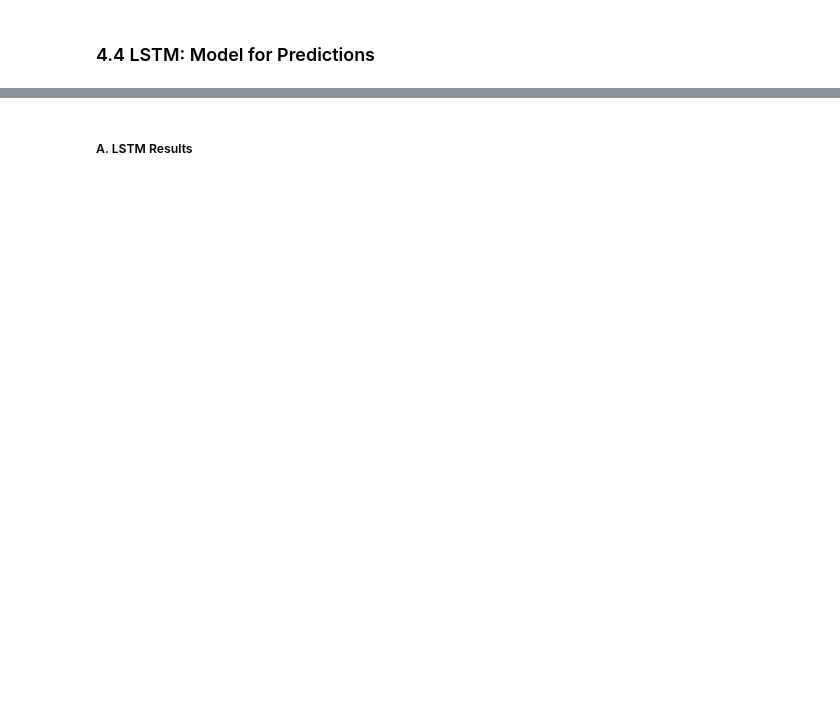
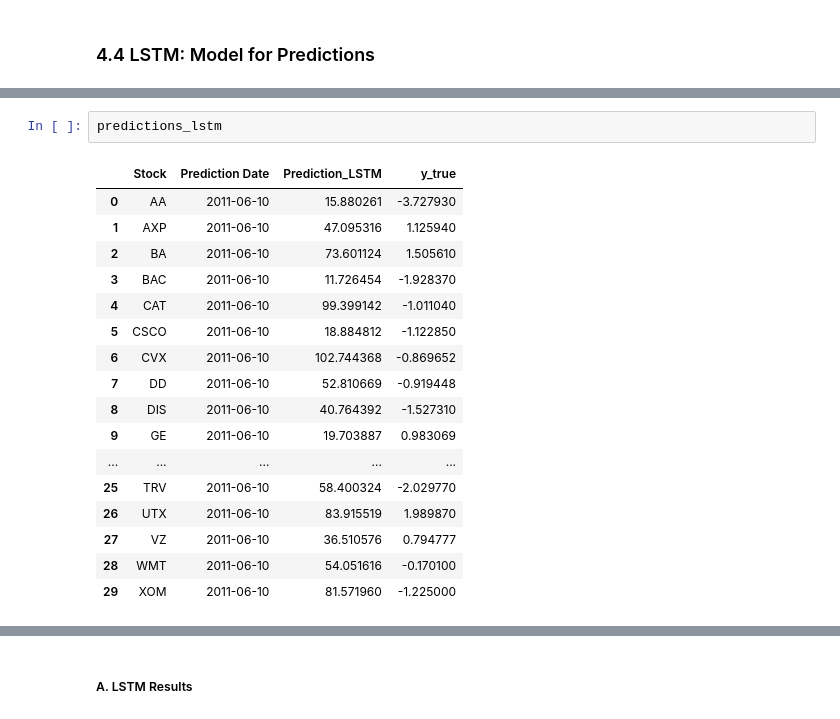
Before and after one commit to CarolinaRuivo/dowjones-index, a Jupyter notebook: template.ipynb, the cells around one changed output, grey strips where cells are left out. Drawn from its saved outputs; the diff is of its cells as text; blank space fills up the shorter version.

```diff
--- a/template.ipynb
+++ b/template.ipynb
@@ -2231,0 +2352,20 @@ print(chosen_features_dict_imported)
+# %%
+predictions_lstm
+# %% [output]
+|  | Stock | Prediction Date | Prediction_LSTM | y_true |
+| 0 | AA | 2011-06-10 | 15.880261 | -3.727930 |
+| 1 | AXP | 2011-06-10 | 47.095316 | 1.125940 |
+| 2 | BA | 2011-06-10 | 73.601124 | 1.505610 |
+| 3 | BAC | 2011-06-10 | 11.726454 | -1.928370 |
+| 4 | CAT | 2011-06-10 | 99.399142 | -1.011040 |
+| 5 | CSCO | 2011-06-10 | 18.884812 | -1.122850 |
+| 6 | CVX | 2011-06-10 | 102.744368 | -0.869652 |
+| 7 | DD | 2011-06-10 | 52.810669 | -0.919448 |
+| 8 | DIS | 2011-06-10 | 40.764392 | -1.527310 |
+| 9 | GE | 2011-06-10 | 19.703887 | 0.983069 |
+| ... | ... | ... | ... | ... |
+| 25 | TRV | 2011-06-10 | 58.400324 | -2.029770 |
+| 26 | UTX | 2011-06-10 | 83.915519 | 1.989870 |
+| 27 | VZ | 2011-06-10 | 36.510576 | 0.794777 |
+| 28 | WMT | 2011-06-10 | 54.051616 | -0.170100 |
+| 29 | XOM | 2011-06-10 | 81.571960 | -1.225000 |
```
Also changed, not shown: parts of 31 cells of this notebook.
